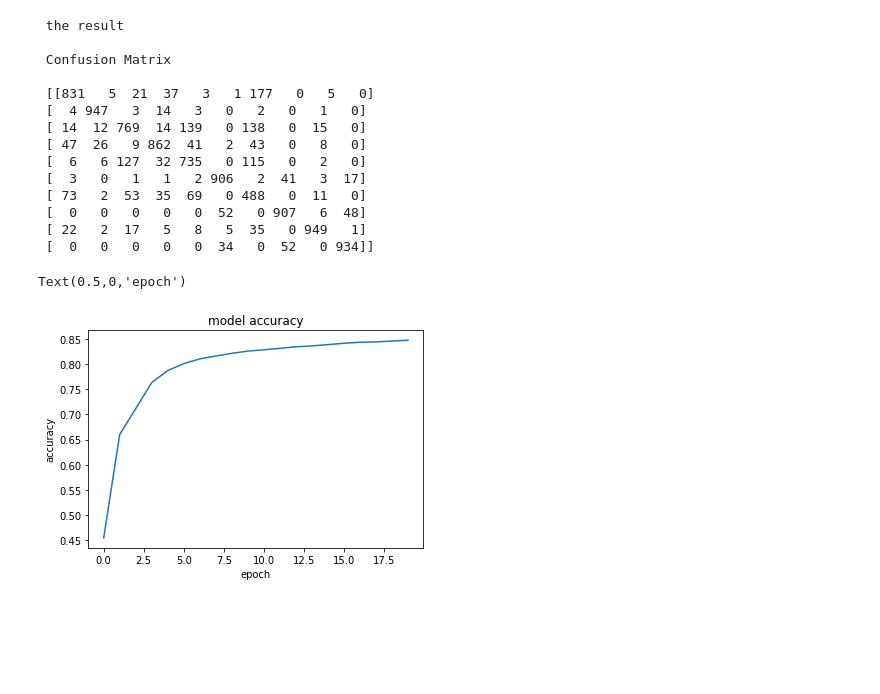
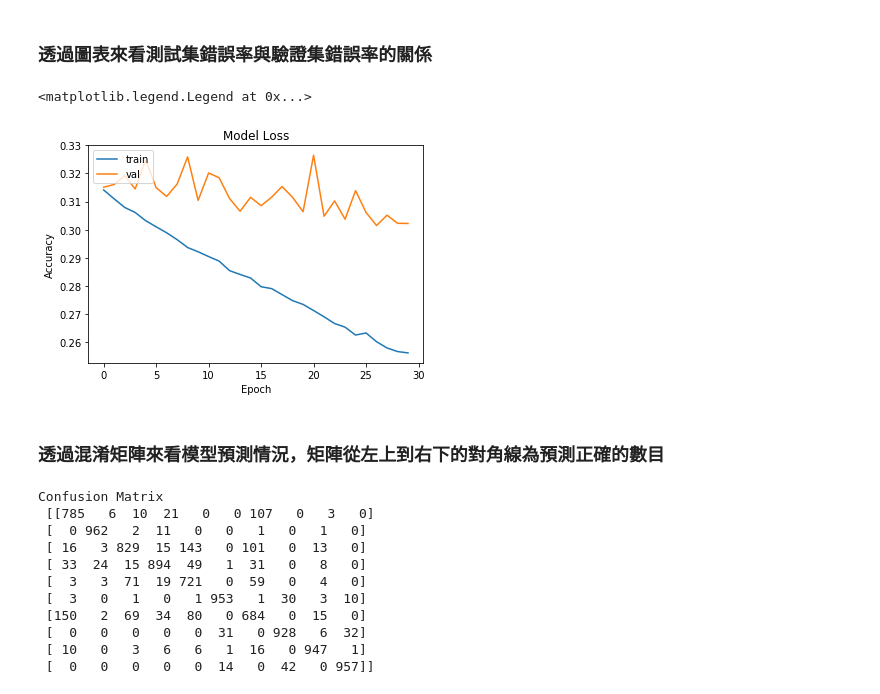
Before and after one commit to tuyuxian/1082-AI-python, a Jupyter notebook: 105208077_經濟四_涂育賢_HW1.ipynb, the cells around one changed output. Drawn from its saved outputs; the diff is of its cells as text; code cells hidden in the pictures; blank space fills up the shorter version.

```diff
--- a/105208077_經濟四_涂育賢_HW1.ipynb
+++ b/105208077_經濟四_涂育賢_HW1.ipynb
@@ -114,0 +157,5 @@ Test accuracy: 0.8328
+# %%
+x_training = x_train[0:45000, :]
+y_training = y_train[0:45000]
+x_val = x_train[45001:60000, :]
+y_val = y_train[45001:60000]
@@ -114,0 +164,2 @@ Test accuracy: 0.8328
+# %%
+train_history2 = model.fit(x_training, y_training, validation_data=(x_val, y_val), batch_size=100, epochs=30)
@@ -115,27 +196,29 @@ Test accuracy: 0.8328
+# %% [markdown]
+### 透過圖表來看測試集錯誤率與驗證集錯誤率的關係
+# %%
+plt.plot(train_history2.history['loss'])
+plt.plot(train_history2.history['val_loss'])
+plt.title('Model Loss')
+plt.ylabel('Accuracy')
+plt.xlabel('Epoch')
+plt.legend(['train', 'val'], loc='upper left')
+# %% [output]
+<matplotlib.legend.Legend at 0x...>
+[figure, added]
+# %% [markdown]
+### 透過混淆矩陣來看模型預測情況，矩陣從左上到右下的對角線為預測正確的數目
 # %%
 from sklearn import metrics
-print('\n\n the result \n\n Confusion Matrix\n\n',metrics.confusion_matrix(result, y_test))
+print('Confusion Matrix\n',metrics.confusion_matrix(result, y_test))
 # %% [output]
- the result
-
- Confusion Matrix
-
- [[831   5  21  37   3   1 177   0   5   0]
- [  4 947   3  14   3   0   2   0   1   0]
- [ 14  12 769  14 139   0 138   0  15   0]
- [ 47  26   9 862  41   2  43   0   8   0]
- [  6   6 127  32 735   0 115   0   2   0]
- [  3   0   1   1   2 906   2  41   3  17]
- [ 73   2  53  35  69   0 488   0  11   0]
- [  0   0   0   0   0  52   0 907   6  48]
- [ 22   2  17   5   8   5  35   0 949   1]
- [  0   0   0   0   0  34   0  52   0 934]]
+Confusion Matrix
+ [[785   6  10  21   0   0 107   0   3   0]
+ [  0 962   2  11   0   0   1   0   1   0]
+ [ 16   3 829  15 143   0 101   0  13   0]
+ [ 33  24  15 894  49   1  31   0   8   0]
+ [  3   3  71  19 721   0  59   0   4   0]
+ [  3   0   1   0   1 953   1  30   3  10]
+ [150   2  69  34  80   0 684   0  15   0]
+ [  0   0   0   0   0  31   0 928   6  32]
+ [ 10   0   3   6   6   1  16   0 947   1]
+ [  0   0   0   0   0  14   0  42   0 957]]
-# %%
-# summarize history for accuracy
-plt.plot(train_result.history['accuracy'])
-plt.title('model accuracy')
-plt.ylabel('accuracy')
-plt.xlabel('epoch')
-# %% [output]
-Text(0.5,0,'epoch')
-[figure, removed]
```
Also changed, not shown: parts of 29 cells of this notebook.
